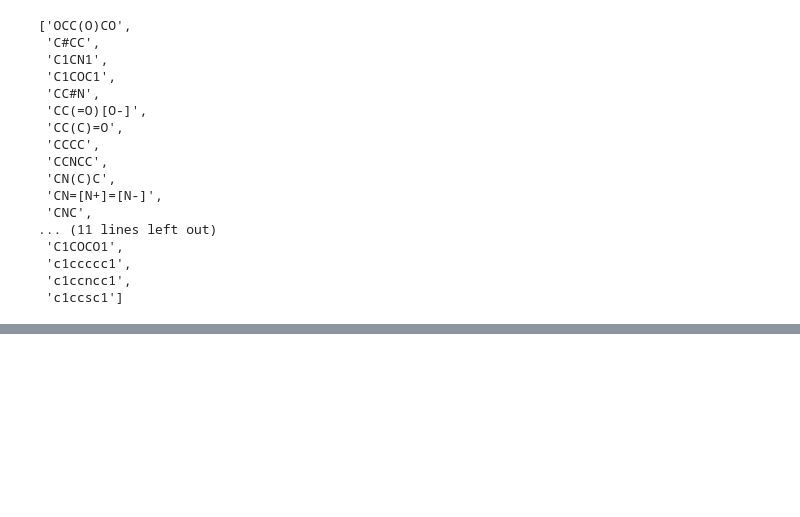
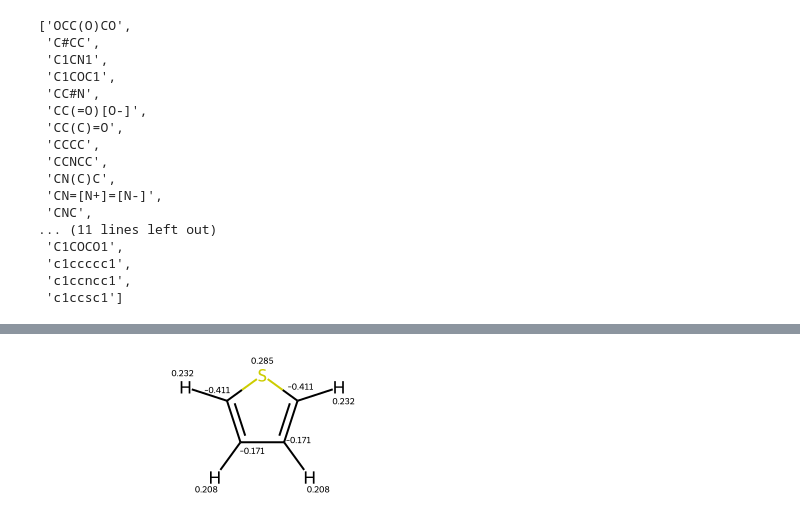
Before and after one commit to bismuthadams1/ChargeCraft, a Jupyter notebook: examples/notebook_test.ipynb, the cells around one changed output, grey strips where cells are left out. Saved outputs shown, nothing was run; the diff lists cells and outputs as text; code cells hidden in the pictures; blank space fills up the shorter version.

```diff
--- a/examples/notebook_test.ipynb
+++ b/examples/notebook_test.ipynb
@@ -520,0 +589,7 @@ lowdin_charges
+# %%
+for i,atoms in enumerate(sulfur_mol_rdkit.GetAtoms()):
+    lbl = '%.3f'%(muliken_array[i])
+    atoms.SetProp('atomNote',lbl)
+sulfur_mol_rdkit
+# %% [output]
+[figure, added]
```
Also changed, not shown: parts of 15 cells of this notebook.
